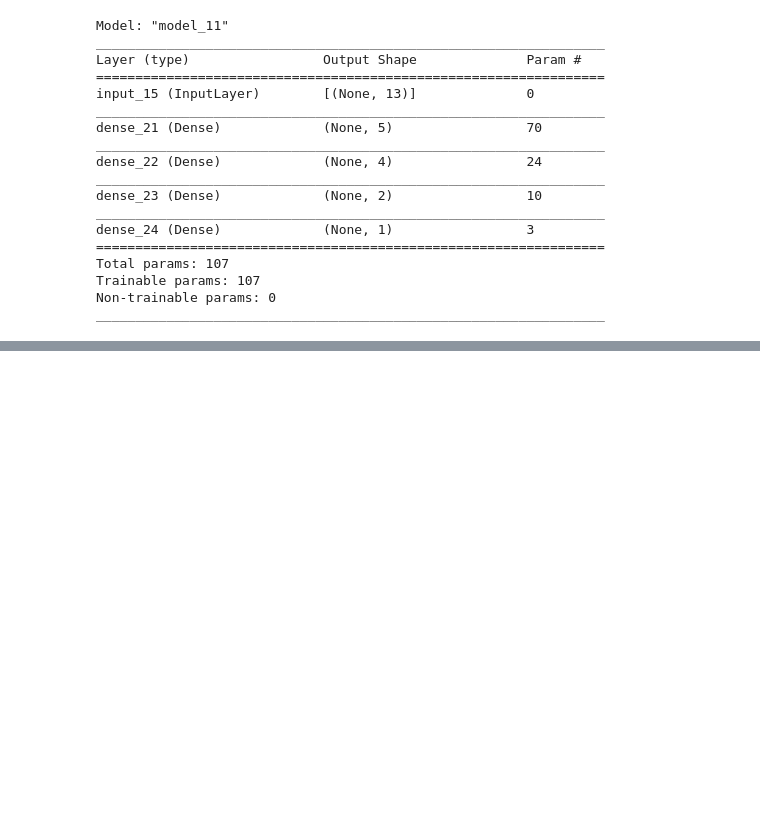
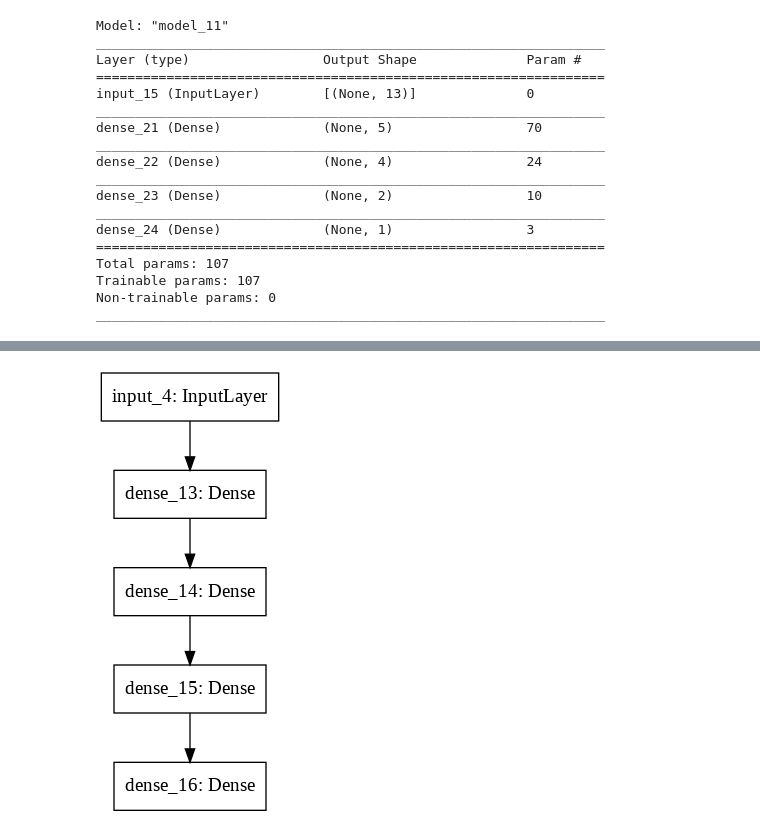
Before and after one commit to devssom/data-analysis, a Jupyter notebook: 딥러닝_기초.ipynb, the cells around one changed output, grey strips where cells are left out. Cells and saved outputs as stored; diff of their text form; code cells hidden in the pictures; blank space fills up the shorter version.

```diff
--- a/딥러닝_기초.ipynb
+++ b/딥러닝_기초.ipynb
@@ -501,0 +588,13 @@ Epoch 10/10
+# %%
+# sequential
+model_seq = tf.keras.models.Sequential()
+model_seq.add(tf.keras.layers.Input(shape=[13]))
+model_seq.add(tf.keras.layers.Dense(5, activation='swish'))
+model_seq.add(tf.keras.layers.Dense(3, activation='swish'))
+model_seq.add(tf.keras.layers.Dense(3, activation='swish'))
+model_seq.add(tf.keras.layers.Dense(1))
+model_seq.compile(loss='mse')
+
+tf.keras.utils.plot_model(model_seq)
+# %% [output]
+[figure, added]
```
Also changed, not shown: parts of 25 cells of this notebook.
